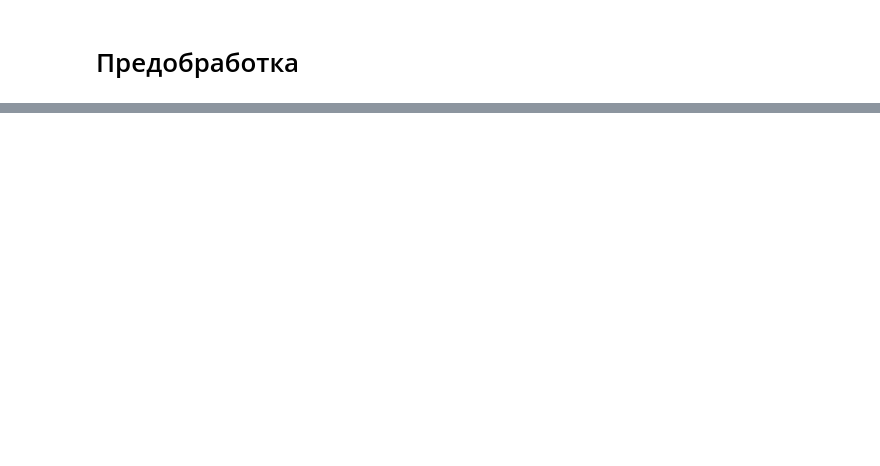
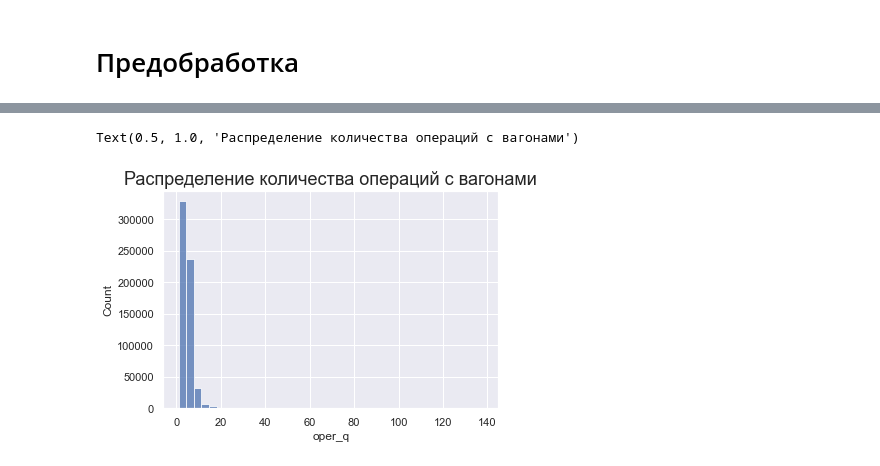
Before and after one commit to prostosysop/RZD, a Jupyter notebook: Clear_data.ipynb, the cells around one changed output, grey strips where cells are left out. Drawn from its saved outputs; the diff is of its cells as text; code cells hidden in the pictures; blank space fills up the shorter version.

```diff
--- a/Clear_data.ipynb
+++ b/Clear_data.ipynb
@@ -638,0 +353,2 @@ Name: operation_train, Length: 398, dtype: object
+# %%
+data = pd.read_csv('G:\\MiSiS\\hakaton\\new\\df_includes_2.csv', sep = ',')
@@ -638,0 +375,13 @@ Name: operation_train, Length: 398, dtype: object
+# %%
+# Преобразования типов
+
+data['time_oper_f'] = pd.to_datetime(data['time_oper_f'])
+data['time_oper_l'] = pd.to_datetime(data['time_oper_l'])
+
+# новый признак - длительность цепочки операций в часах
+data['duration'] = (data['time_oper_l'] - data['time_oper_f'])
+data['duration_hour'] = data['duration'].apply(lambda x: x.seconds/3600 + x.days*24) # переведём timedelta в час
+# %%
+data_check = data[(data['operation_l'] == 4)].copy()
+#data_check = data[(data['operation_l'] == 4) & (data['operation_f'] == 3)].copy()
+data_check.info()
@@ -638,0 +406,11 @@ Name: operation_train, Length: 398, dtype: object
+# %%
+# Распределение кол-ва операций
+
+plt.rcParams['figure.figsize'] = (10, 7) # размер фигуры
+sns.set_theme() # стандартный вид графика
+
+fig = sns.histplot(data=data_check, x='oper_q', bins=40) # гистограмма
+fig.set_title('Распределение количества операций с вагонами', fontdict={'fontsize': 18})
+# %% [output]
+Text(0.5, 1.0, 'Распределение количества операций с вагонами')
+[figure, added]
```
Also changed, not shown: parts of 88 cells of this notebook.
